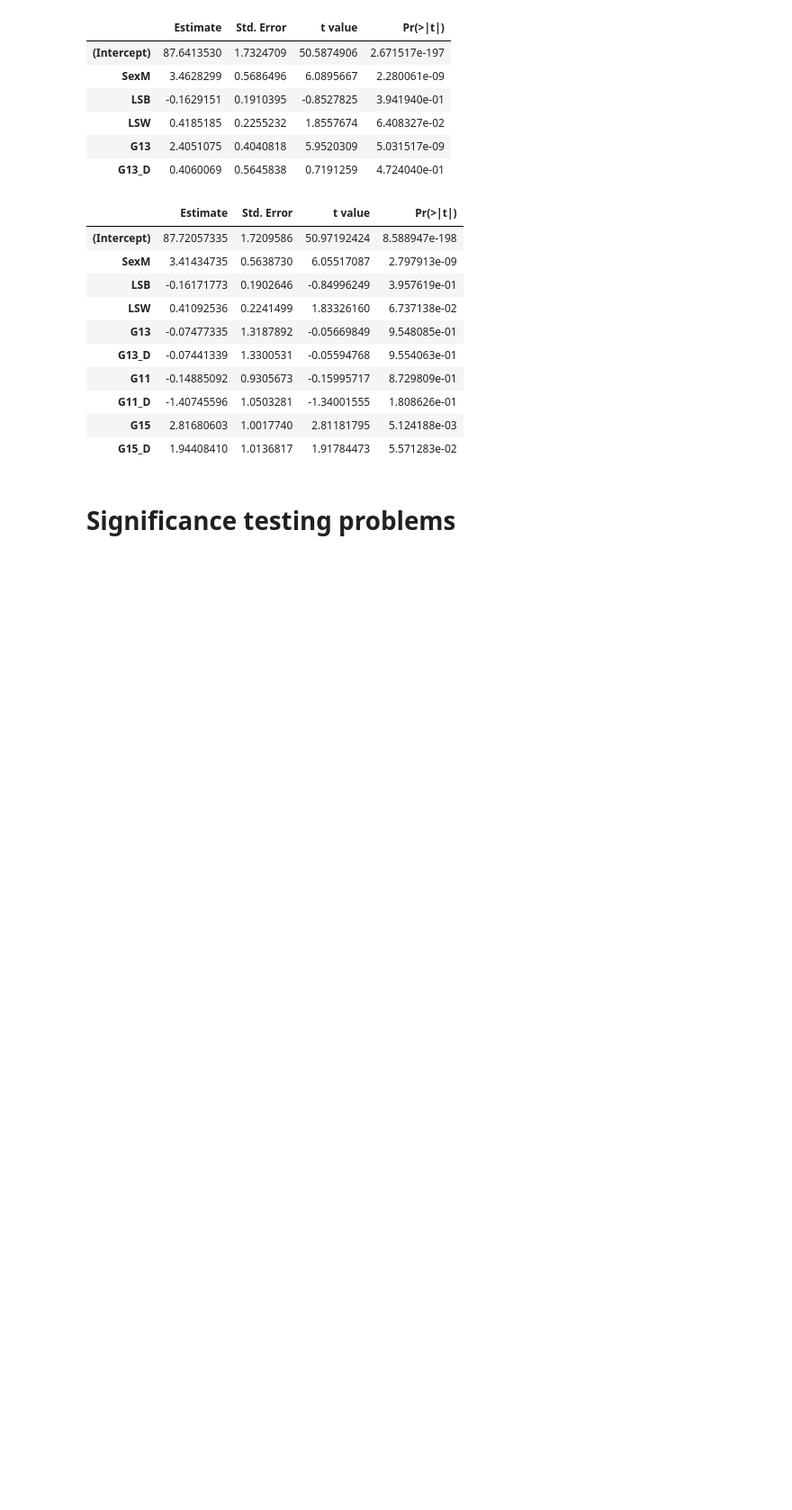
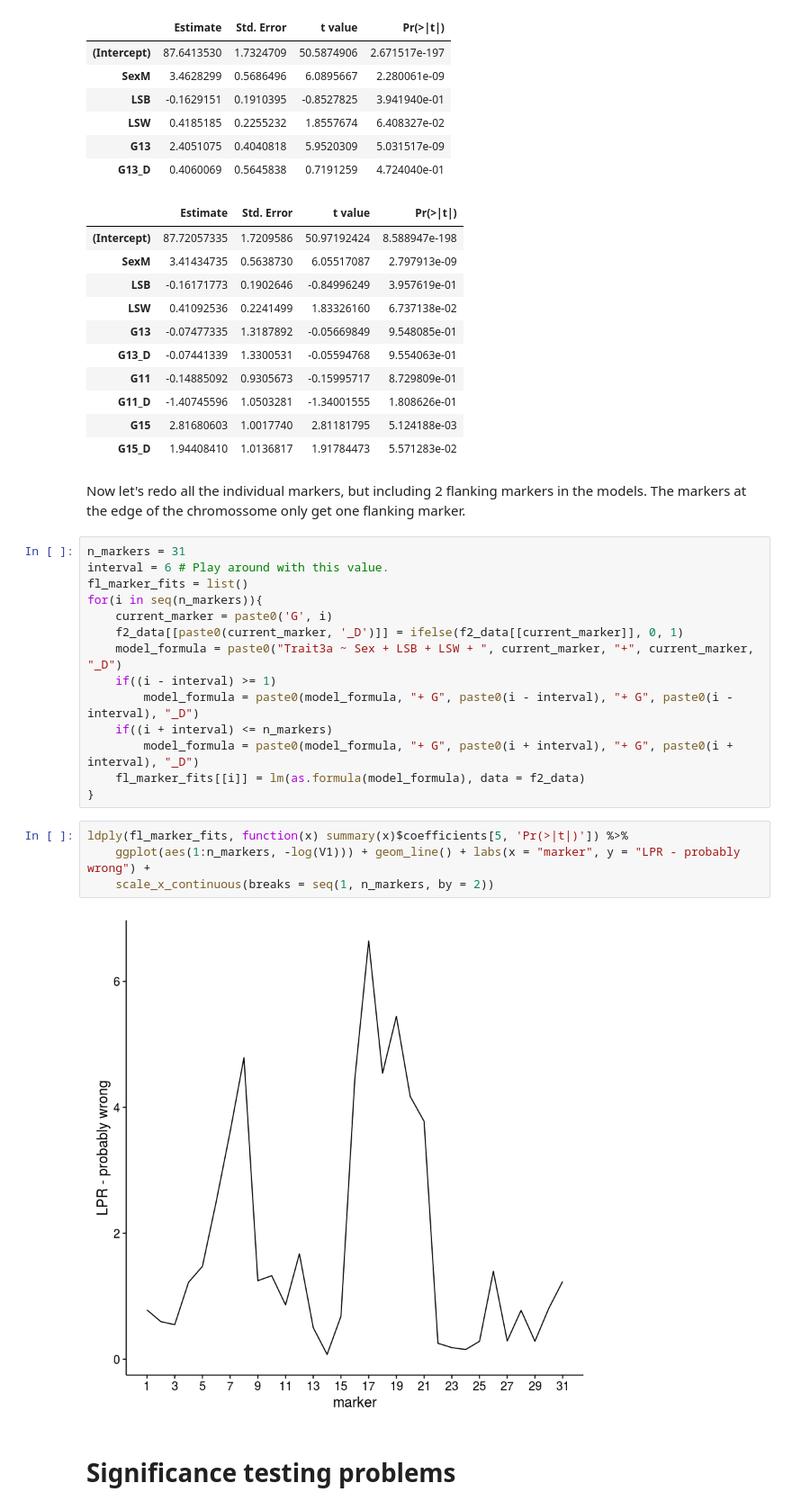
Before and after one commit to diogro/QGcourse, a Jupyter notebook: F2 mapping tutorial.ipynb, the cells around one changed output. Shown: that part at 90% size. Cells and saved outputs as stored; diff of their text form; blank space fills up the shorter version.

Commit message:
interval mapping

```diff
--- a/F2 mapping tutorial.ipynb
+++ b/F2 mapping tutorial.ipynb
@@ -252,5 +254,27 @@ summary(fit_f2_m13_fl11_15)$coefficients
 | G11_D | -1.40745596 | 1.0503281 | -1.34001555 | 1.808626e-01 |
 | G15 | 2.81680603 | 1.0017740 | 2.81181795 | 5.124188e-03 |
 | G15_D | 1.94408410 | 1.0136817 | 1.91784473 | 5.571283e-02 |
+# %% [markdown]
+Now let's redo all the individual markers, but including 2 flanking markers in the models. The markers at the edge of the chromossome only get one flanking marker.
+# %%
+n_markers = 31
+interval = 6 # Play around with this value.
+fl_marker_fits = list()
+for(i in seq(n_markers)){
+    current_marker = paste0('G', i)
+    f2_data[[paste0(current_marker, '_D')]] = ifelse(f2_data[[current_marker]], 0, 1)
+    model_formula = paste0("Trait3a ~ Sex + LSB + LSW + ", current_marker, "+", current_marker, "_D")
+    if((i - interval) >= 1)
+        model_formula = paste0(model_formula, "+ G", paste0(i - interval), "+ G", paste0(i - interval), "_D")
+    if((i + interval) <= n_markers)
+        model_formula = paste0(model_formula, "+ G", paste0(i + interval), "+ G", paste0(i + interval), "_D")
+    fl_marker_fits[[i]] = lm(as.formula(model_formula), data = f2_data)
+}
+# %%
+ldply(fl_marker_fits, function(x) summary(x)$coefficients[5, 'Pr(>|t|)']) %>%
+    ggplot(aes(1:n_markers, -log(V1))) + geom_line() + labs(x = "marker", y = "LPR - probably wrong") +
+    scale_x_continuous(breaks = seq(1, n_markers, by = 2))
+# %% [output]
+[figure, added]
 # %% [markdown]
 # Significance testing problems
```
Also changed, not shown: parts of 3 cells of this notebook.
